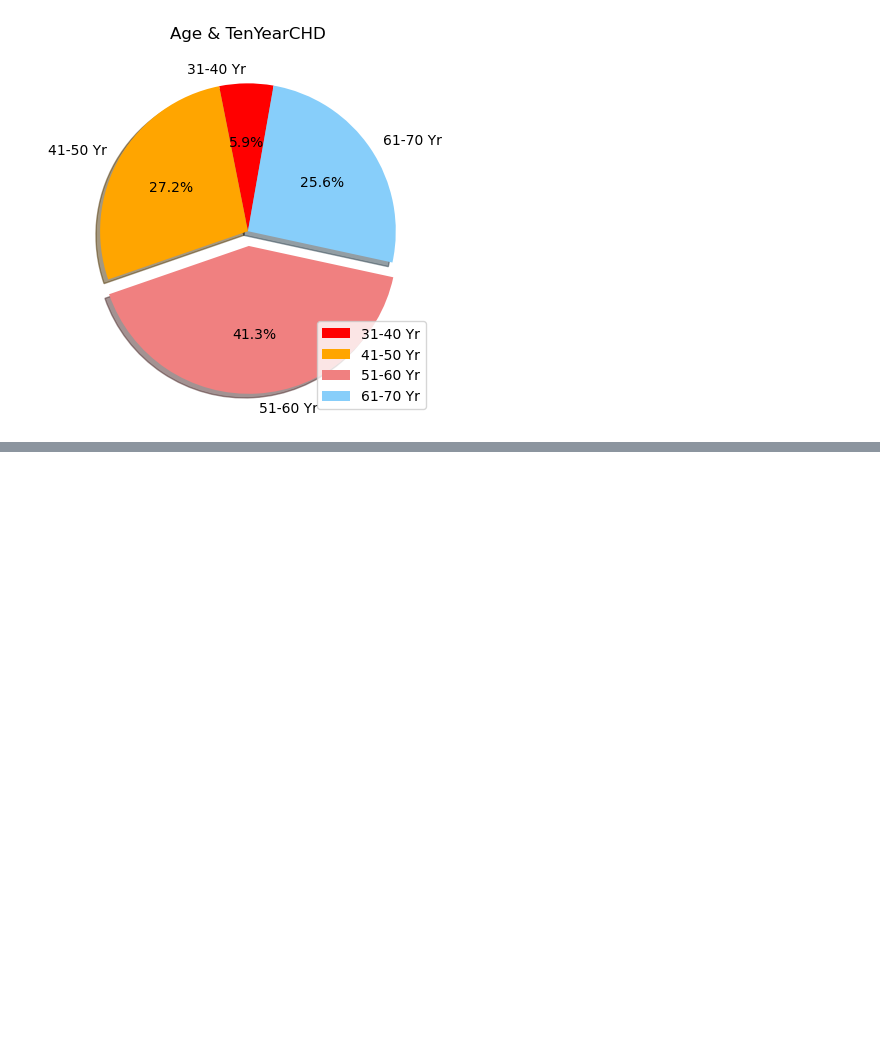
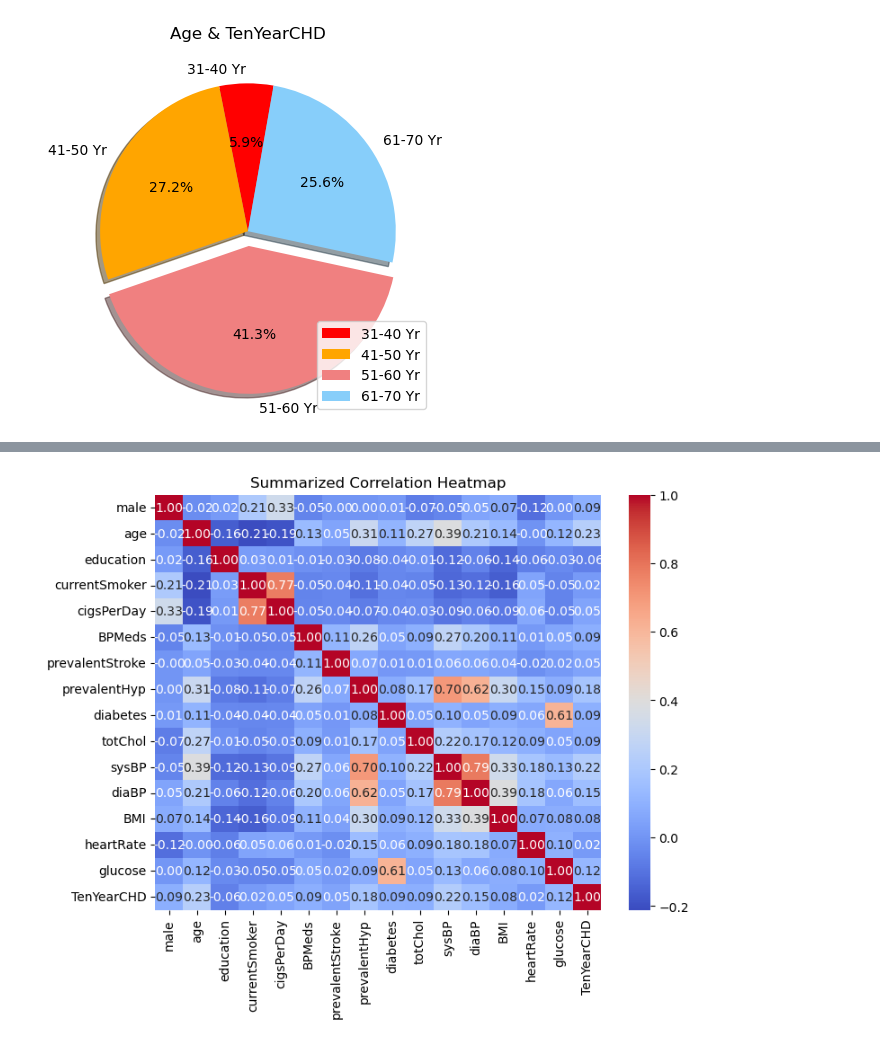
Before and after one commit to myhre062/heart-disease-analysis, a Jupyter notebook: heart-disease-data-analysis.ipynb, the cells around one changed output, grey strips where cells are left out. Saved outputs shown, nothing was run; the diff lists cells and outputs as text; code cells hidden in the pictures; blank space fills up the shorter version.

```diff
--- a/heart-disease-data-analysis.ipynb
+++ b/heart-disease-data-analysis.ipynb
@@ -1023,0 +1136,23 @@ Expected frequencies:
+# %%
+#  Heatmap for variables' correlation:
+
+#  Analysis:
+#  diastolic blood pressure
+#  systolic blod pressure
+#  Hyp & Stroke do not directly cause TenYearCHD
+#  Age remains the largest factor this contributes to TenYear Chronic Heart Disease
+#  Prevalent Hyp & Sys Blood Pressure are correlated with age, which means these factors contribute to TenYear Chronic Heart Disease
+#  With increase of age, stress, other factors can contribute to added factors as a combined result contributing to heart disease.
+#  Real life interpretation of this finding
+import seaborn as sns
+
+correlation_metrics = heart_analysis_df.corr()
+# [['age','prevalentStroke','prevalentHyp','diabetes','TenYearCHD']]
+
+# Plot the heatmap
+plt.figure(figsize=(8, 6))
+sns.heatmap(correlation_metrics, annot=True, cmap='coolwarm', fmt=".2f")
+plt.title('Summarized Correlation Heatmap')
+plt.show()
+# %% [output]
+[figure, added]
```
Also changed, not shown: parts of 16 cells of this notebook.
